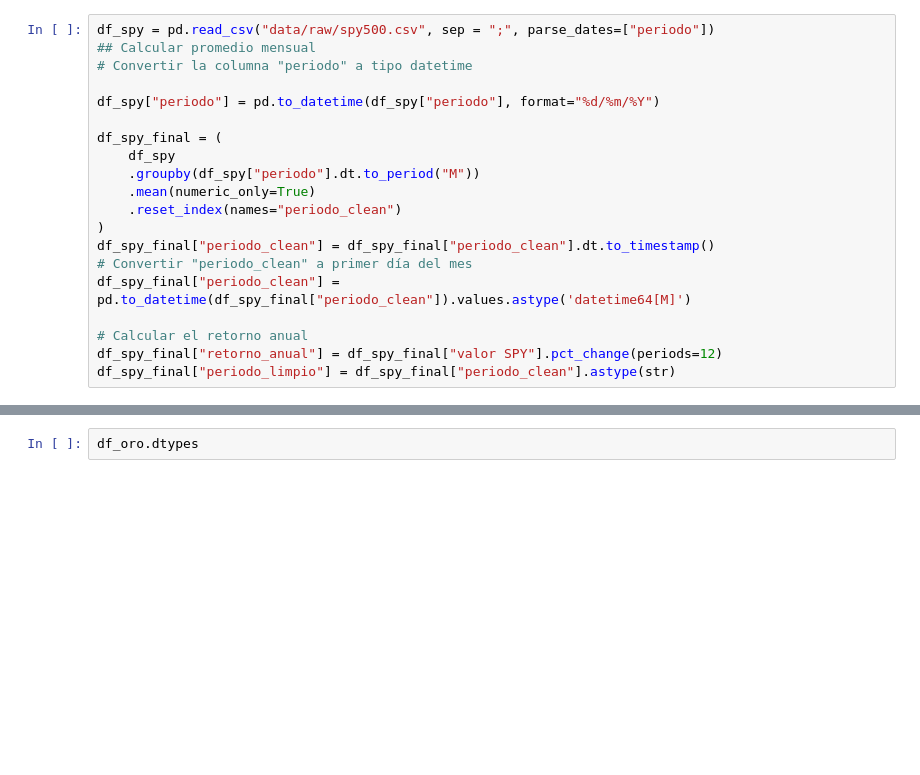
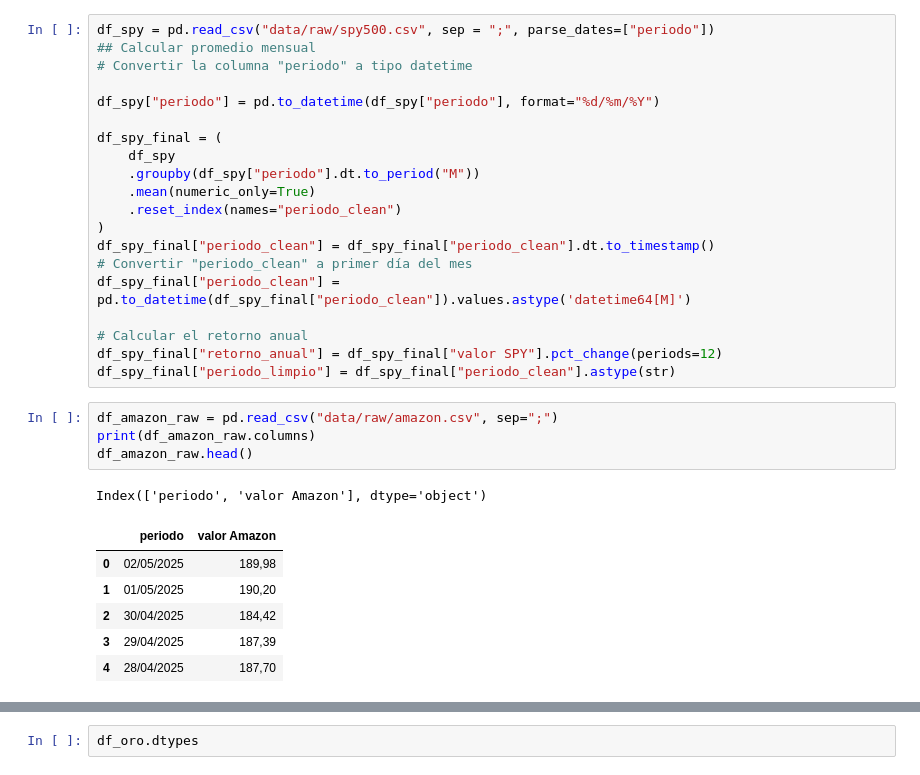
Before and after one commit to aladelca/metodologia_para_data_science_20251, a Jupyter notebook: src/notebooks/aladelca_EDA.ipynb, the cells around one changed output, grey strips where cells are left out. Cells and saved outputs as stored; diff of their text form; blank space fills up the shorter version.

```diff
--- a/src/notebooks/aladelca_EDA.ipynb
+++ b/src/notebooks/aladelca_EDA.ipynb
@@ -90,3 +114,15 @@ df_spy_final["periodo_clean"] = pd.to_datetime(df_spy_final["periodo_clean"]).va
 # Calcular el retorno anual
 df_spy_final["retorno_anual"] = df_spy_final["valor SPY"].pct_change(periods=12)
 df_spy_final["periodo_limpio"] = df_spy_final["periodo_clean"].astype(str)
+# %%
+df_amazon_raw = pd.read_csv("data/raw/amazon.csv", sep=";")
+print(df_amazon_raw.columns)
+df_amazon_raw.head()
+# %% [output]
+Index(['periodo', 'valor Amazon'], dtype='object')
+|  | periodo | valor Amazon |
+| 0 | 02/05/2025 | 189,98 |
+| 1 | 01/05/2025 | 190,20 |
+| 2 | 30/04/2025 | 184,42 |
+| 3 | 29/04/2025 | 187,39 |
+| 4 | 28/04/2025 | 187,70 |
```
Also changed, not shown: parts of 8 cells of this notebook.
